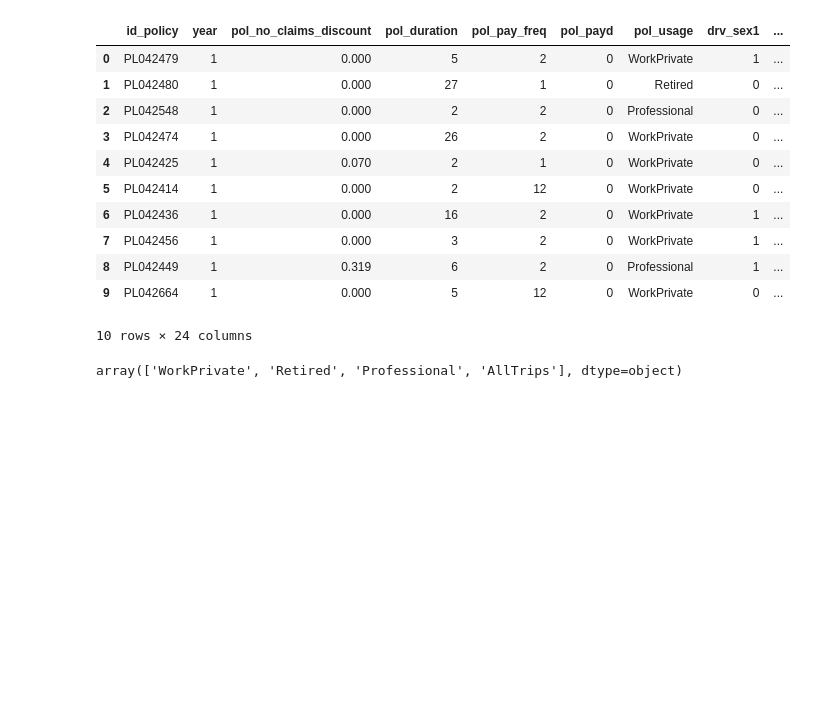
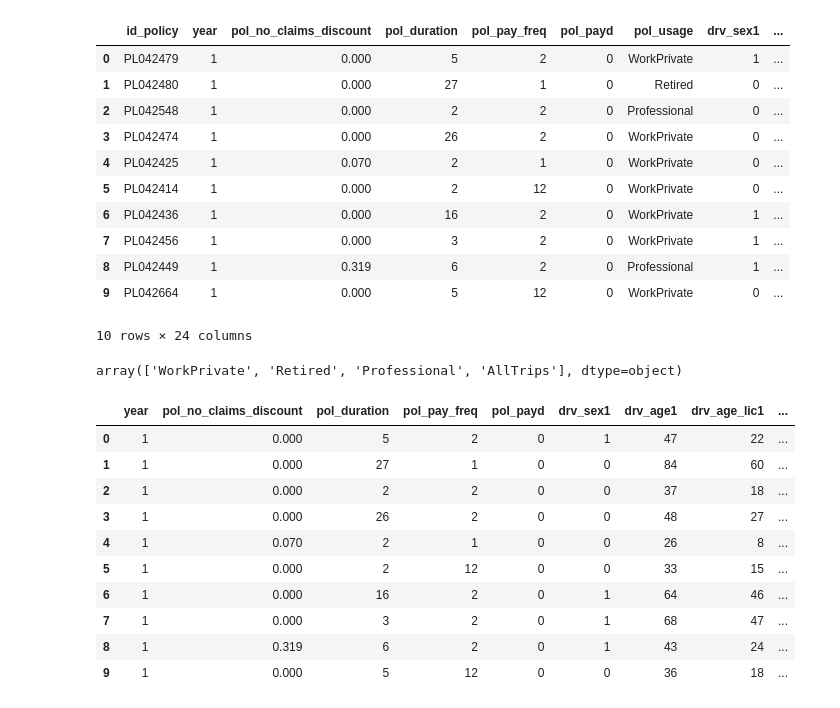
Before and after one commit to kyleosung/Cooperators_2024, a Jupyter notebook: solution.ipynb, the cells around one changed output. Cells and saved outputs as stored; diff of their text form; code cells hidden in the pictures; blank space fills up the shorter version.

```diff
--- a/solution.ipynb
+++ b/solution.ipynb
@@ -71,4 +73,22 @@ claims.head(10)
 claims['pol_usage'].unique()
 # %% [output]
 array(['WorkPrivate', 'Retired', 'Professional', 'AllTrips'], dtype=object)
+# %%
+new = claims.drop(columns = ['id_policy','pol_usage', 'vh_make_model', 'drv_age_lic2', 'vh_fuel','drv_age2', 'drv_sex2'], axis = 1)
+
+new = new.dropna(how='any')
+
+new.head(10)
+# %% [output]
+|  | year | pol_no_claims_discount | pol_duration | pol_pay_freq | pol_payd | drv_sex1 | drv_age1 | drv_age_lic1 | ... |
+| 0 | 1 | 0.000 | 5 | 2 | 0 | 1 | 47 | 22 | ... |
+| 1 | 1 | 0.000 | 27 | 1 | 0 | 0 | 84 | 60 | ... |
+| 2 | 1 | 0.000 | 2 | 2 | 0 | 0 | 37 | 18 | ... |
+| 3 | 1 | 0.000 | 26 | 2 | 0 | 0 | 48 | 27 | ... |
+| 4 | 1 | 0.070 | 2 | 1 | 0 | 0 | 26 | 8 | ... |
+| 5 | 1 | 0.000 | 2 | 12 | 0 | 0 | 33 | 15 | ... |
+| 6 | 1 | 0.000 | 16 | 2 | 0 | 1 | 64 | 46 | ... |
+| 7 | 1 | 0.000 | 3 | 2 | 0 | 1 | 68 | 47 | ... |
+| 8 | 1 | 0.319 | 6 | 2 | 0 | 1 | 43 | 24 | ... |
+| 9 | 1 | 0.000 | 5 | 12 | 0 | 0 | 36 | 18 | ... |
 # %%
```
Also changed, not shown: parts of 9 cells of this notebook.
